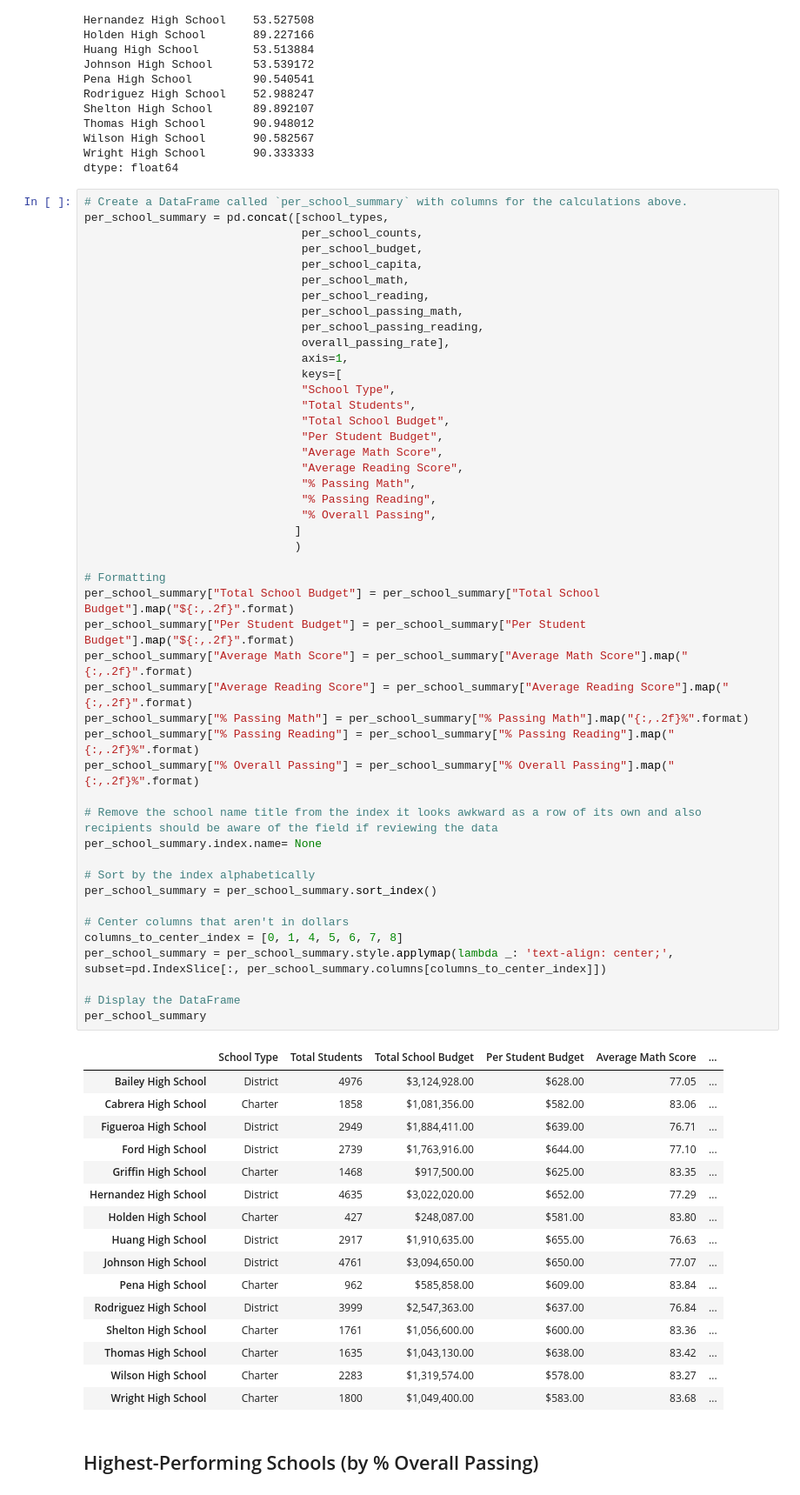
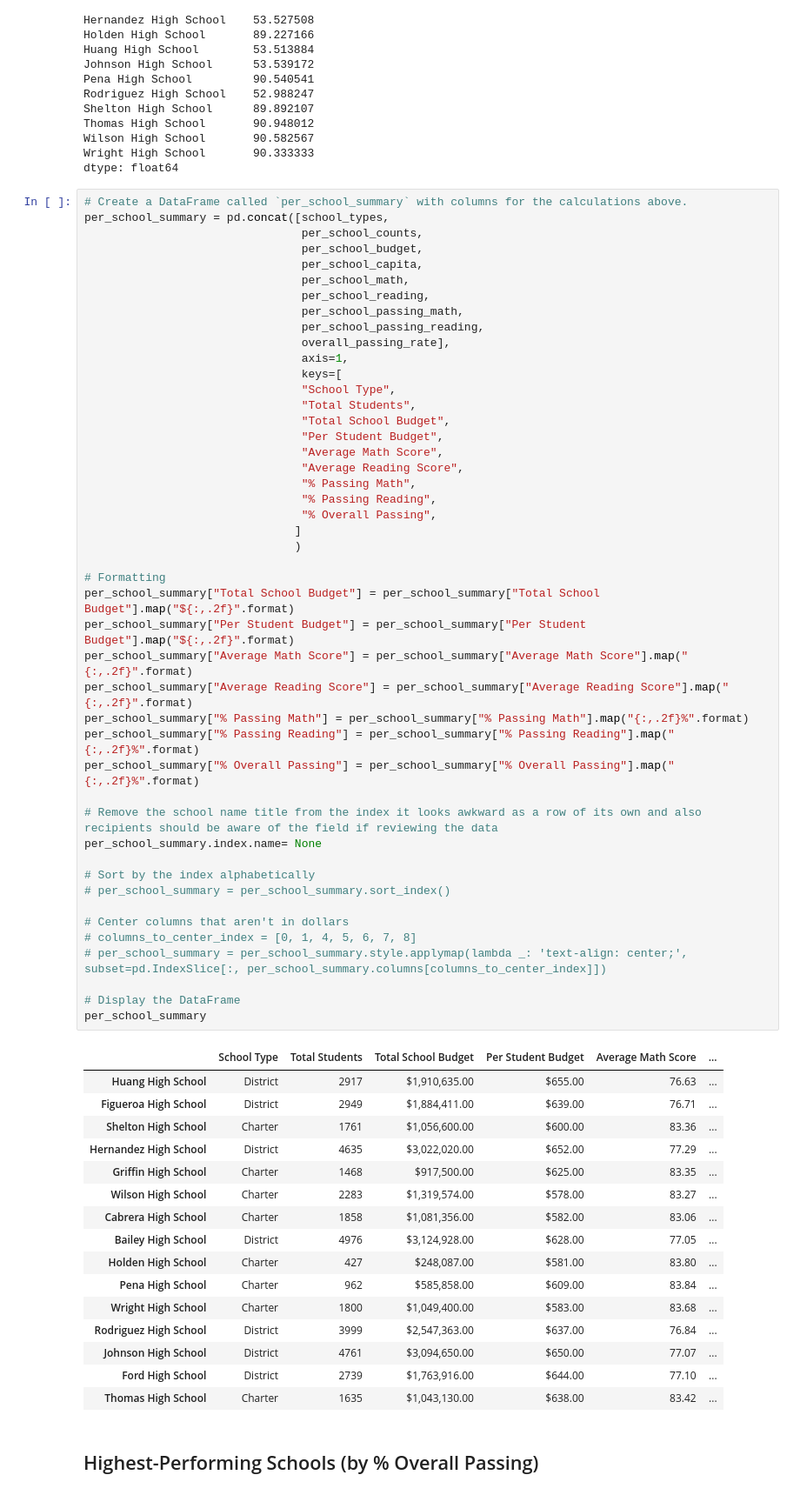
Before and after one commit to tokarczykbl/pandas-challenge, a Jupyter notebook: PyCitySchools/PyCitySchools_starter.ipynb, the cells around one changed output. Shown: that part at 87% size. Saved outputs shown, nothing was run; the diff lists cells and outputs as text.

```diff
--- a/PyCitySchools/PyCitySchools_starter.ipynb
+++ b/PyCitySchools/PyCitySchools_starter.ipynb
@@ -312,51 +312,51 @@ per_school_summary = pd.concat([school_types,
                                 "Total School Budget",
                                 "Per Student Budget",
                                 "Average Math Score",
                                 "Average Reading Score",
                                 "% Passing Math",
                                 "% Passing Reading",
                                 "% Overall Passing",
                                ]
                                )
 
 # Formatting
 per_school_summary["Total School Budget"] = per_school_summary["Total School Budget"].map("${:,.2f}".format)
 per_school_summary["Per Student Budget"] = per_school_summary["Per Student Budget"].map("${:,.2f}".format)
 per_school_summary["Average Math Score"] = per_school_summary["Average Math Score"].map("{:,.2f}".format)
 per_school_summary["Average Reading Score"] = per_school_summary["Average Reading Score"].map("{:,.2f}".format)
 per_school_summary["% Passing Math"] = per_school_summary["% Passing Math"].map("{:,.2f}%".format)
 per_school_summary["% Passing Reading"] = per_school_summary["% Passing Reading"].map("{:,.2f}%".format)
 per_school_summary["% Overall Passing"] = per_school_summary["% Overall Passing"].map("{:,.2f}%".format)
 
 # Remove the school name title from the index it looks awkward as a row of its own and also recipients should be aware of the field if reviewing the data
 per_school_summary.index.name= None
 
 # Sort by the index alphabetically
-per_school_summary = per_school_summary.sort_index()
+# per_school_summary = per_school_summary.sort_index()
 
 # Center columns that aren't in dollars
-columns_to_center_index = [0, 1, 4, 5, 6, 7, 8]
-per_school_summary = per_school_summary.style.applymap(lambda _: 'text-align: center;', subset=pd.IndexSlice[:, per_school_summary.columns[columns_to_center_index]])
+# columns_to_center_index = [0, 1, 4, 5, 6, 7, 8]
+# per_school_summary = per_school_summary.style.applymap(lambda _: 'text-align: center;', subset=pd.IndexSlice[:, per_school_summary.columns[columns_to_center_index]])
 
 # Display the DataFrame
 per_school_summary
 # %% [output]
 |  | School Type | Total Students | Total School Budget | Per Student Budget | Average Math Score | ... |
+| Huang High School | District | 2917 | $1,910,635.00 | $655.00 | 76.63 | ... |
+| Figueroa High School | District | 2949 | $1,884,411.00 | $639.00 | 76.71 | ... |
+| Shelton High School | Charter | 1761 | $1,056,600.00 | $600.00 | 83.36 | ... |
+| Hernandez High School | District | 4635 | $3,022,020.00 | $652.00 | 77.29 | ... |
+| Griffin High School | Charter | 1468 | $917,500.00 | $625.00 | 83.35 | ... |
+| Wilson High School | Charter | 2283 | $1,319,574.00 | $578.00 | 83.27 | ... |
+| Cabrera High School | Charter | 1858 | $1,081,356.00 | $582.00 | 83.06 | ... |
 | Bailey High School | District | 4976 | $3,124,928.00 | $628.00 | 77.05 | ... |
-| Cabrera High School | Charter | 1858 | $1,081,356.00 | $582.00 | 83.06 | ... |
-| Figueroa High School | District | 2949 | $1,884,411.00 | $639.00 | 76.71 | ... |
+| Holden High School | Charter | 427 | $248,087.00 | $581.00 | 83.80 | ... |
+| Pena High School | Charter | 962 | $585,858.00 | $609.00 | 83.84 | ... |
+| Wright High School | Charter | 1800 | $1,049,400.00 | $583.00 | 83.68 | ... |
+| Rodriguez High School | District | 3999 | $2,547,363.00 | $637.00 | 76.84 | ... |
+| Johnson High School | District | 4761 | $3,094,650.00 | $650.00 | 77.07 | ... |
 | Ford High School | District | 2739 | $1,763,916.00 | $644.00 | 77.10 | ... |
-| Griffin High School | Charter | 1468 | $917,500.00 | $625.00 | 83.35 | ... |
-| Hernandez High School | District | 4635 | $3,022,020.00 | $652.00 | 77.29 | ... |
-| Holden High School | Charter | 427 | $248,087.00 | $581.00 | 83.80 | ... |
-| Huang High School | District | 2917 | $1,910,635.00 | $655.00 | 76.63 | ... |
-| Johnson High School | District | 4761 | $3,094,650.00 | $650.00 | 77.07 | ... |
-| Pena High School | Charter | 962 | $585,858.00 | $609.00 | 83.84 | ... |
-| Rodriguez High School | District | 3999 | $2,547,363.00 | $637.00 | 76.84 | ... |
-| Shelton High School | Charter | 1761 | $1,056,600.00 | $600.00 | 83.36 | ... |
 | Thomas High School | Charter | 1635 | $1,043,130.00 | $638.00 | 83.42 | ... |
-| Wilson High School | Charter | 2283 | $1,319,574.00 | $578.00 | 83.27 | ... |
-| Wright High School | Charter | 1800 | $1,049,400.00 | $583.00 | 83.68 | ... |
 # %% [markdown]
 ## Highest-Performing Schools (by % Overall Passing)
 # %%
```
Also changed, not shown: parts of 2 cells of this notebook.
